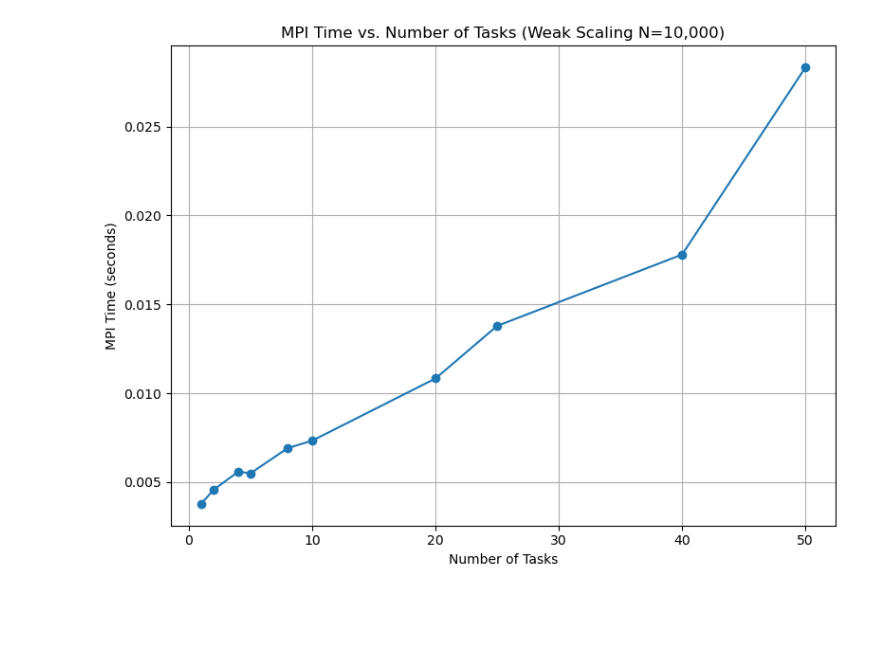
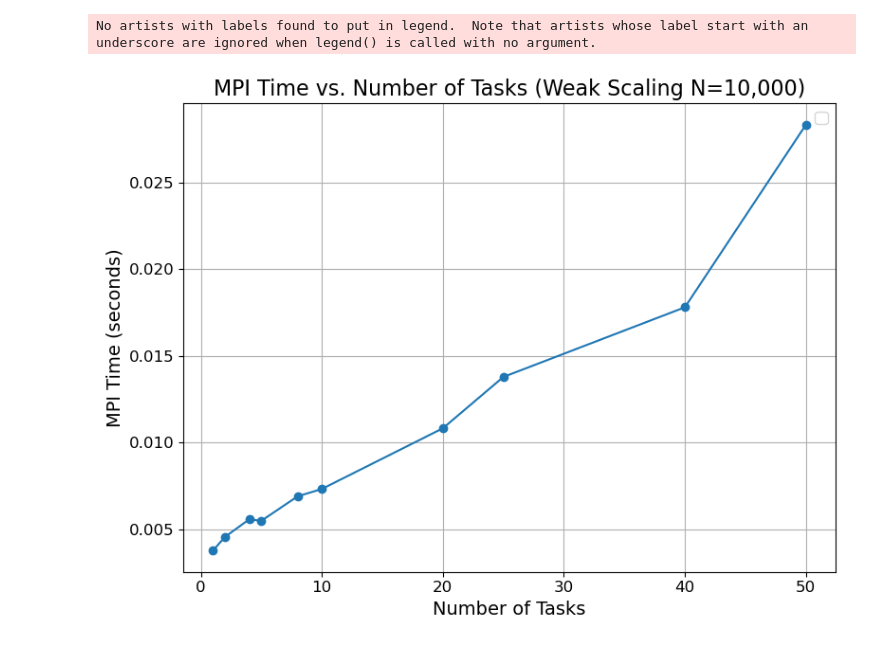
Before and after one commit to charisliao/cs267-hw4, a Jupyter notebook: plots.ipynb, the cells around one changed output. Saved outputs shown, nothing was run; the diff lists cells and outputs as text; code cells hidden in the pictures; blank space fills up the shorter version.

```diff
--- a/plots.ipynb
+++ b/plots.ipynb
@@ -1,29 +1,35 @@
 # %%
 import matplotlib.pyplot as plt
 import numpy as np
 
 # Read data from CSV file
 data = np.genfromtxt("weak.csv", delimiter=",", skip_header=1)
 
 # Extract data into separate arrays
 num_tasks = data[:, 0]
 mpi_time = data[:, 1]
 
 # Create the line graph
 plt.figure(figsize=(8, 6))
 plt.plot(num_tasks, mpi_time, marker='o', linestyle='-')
 
 # Add labels and title
-plt.xlabel("Number of Tasks")
-plt.ylabel("MPI Time (seconds)")
-plt.title("MPI Time vs. Number of Tasks (Weak Scaling N=10,000)")
+plt.xlabel("Number of Tasks",fontsize=14)
+plt.ylabel("MPI Time (seconds)", fontsize=14)
+plt.title("MPI Time vs. Number of Tasks (Weak Scaling N=10,000)", fontsize=16)
 
+plt.legend(fontsize=12)
+
+# Increase tick label size
+plt.xticks(fontsize=12)
+plt.yticks(fontsize=12)
 # Show the plot
 plt.grid(True)
 plt.tight_layout()
 plt.show()
 # %% [output]
+No artists with labels found to put in legend.  Note that artists whose label start with an underscore are ignored when legend() is called with no argument.
-[figure, old version]
+[figure, new version]
 # %%
 
 
```
Also changed, not shown: parts of 4 cells of this notebook.
